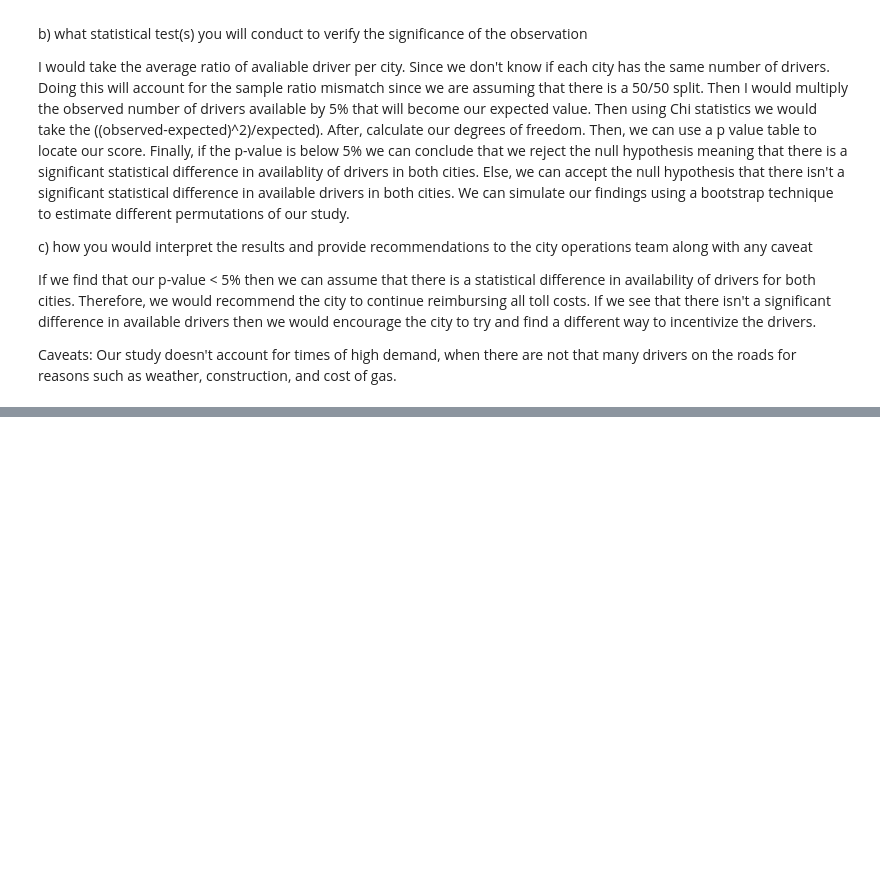
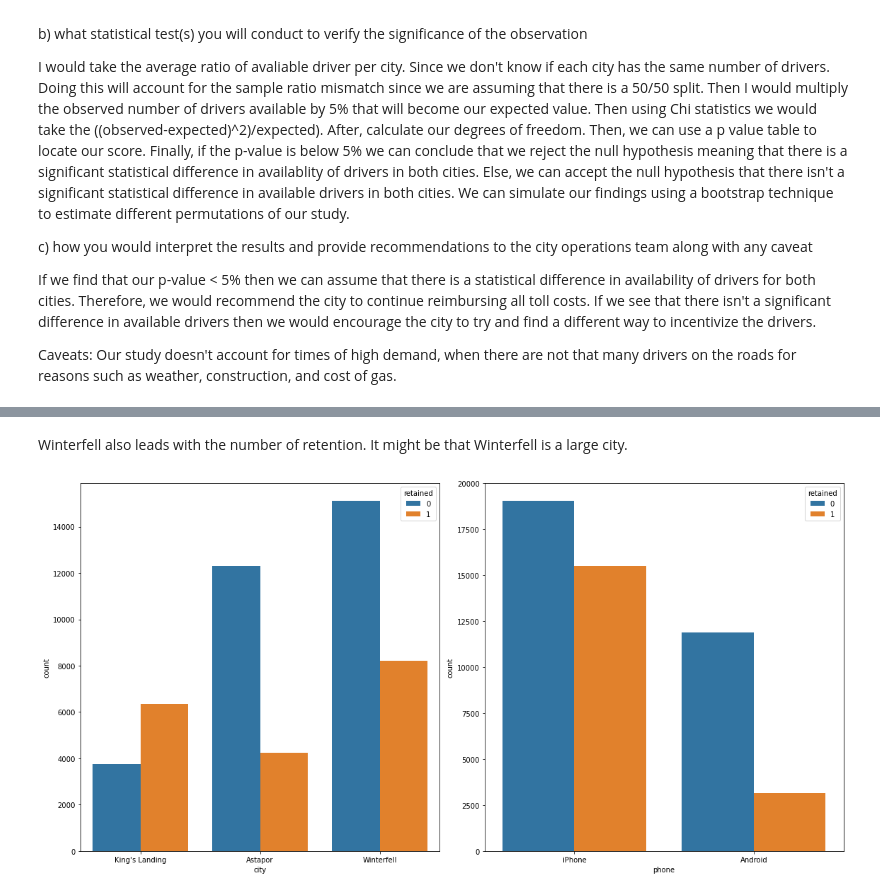
Before and after one commit to lruizarce/dsc_v5, a Jupyter notebook: Unit 27 - Effective Interview/dataAnalysisInterviewChallenge.ipynb, the cells around one changed output, grey strips where cells are left out. Saved outputs shown, nothing was run; the diff lists cells and outputs as text; code cells hidden in the pictures; blank space fills up the shorter version.

```diff
--- a/Unit 27 - Effective Interview/dataAnalysisInterviewChallenge.ipynb
+++ b/Unit 27 - Effective Interview/dataAnalysisInterviewChallenge.ipynb
@@ -161,0 +163,2 @@ Our study doesn't account for times of high demand, when there are not that many
+# %%
+df = pd.read_json("ultimate_data_challenge.json")
@@ -161,0 +216,3 @@ Our study doesn't account for times of high demand, when there are not that many
+# %%
+df.signup_date = pd.to_datetime(df.signup_date, infer_datetime_format=True)
+df.last_trip_date = pd.to_datetime(df.last_trip_date, infer_datetime_format=True)
@@ -161,0 +239,4 @@ Our study doesn't account for times of high demand, when there are not that many
+# %%
+df['retained'] = (df['last_trip_date'] >=
+                  pd.to_datetime('2014-06-01')).astype('int')
+df.head()
@@ -161,0 +257,3 @@ Our study doesn't account for times of high demand, when there are not that many
+# %%
+cat_df = df.select_dtypes('object').columns.tolist()
+cols = cat_df + bool_df
@@ -161,0 +293,14 @@ Our study doesn't account for times of high demand, when there are not that many
+# %% [markdown]
+Winterfell also leads with the number of retention. It might be that Winterfell is a large city.
+# %%
+fig, axes = plt.subplots(1, 2, figsize=(16, 8))
+
+for cat_df, ax in zip(cat_df, axes.flatten()):
+    sns.countplot(data=df,
+                  x=cat_df,
+                  hue='retained',
+                  ax=ax)
+
+fig.tight_layout()
+# %% [output]
+[figure, added]
```
Also changed, not shown: parts of 75 cells of this notebook.
